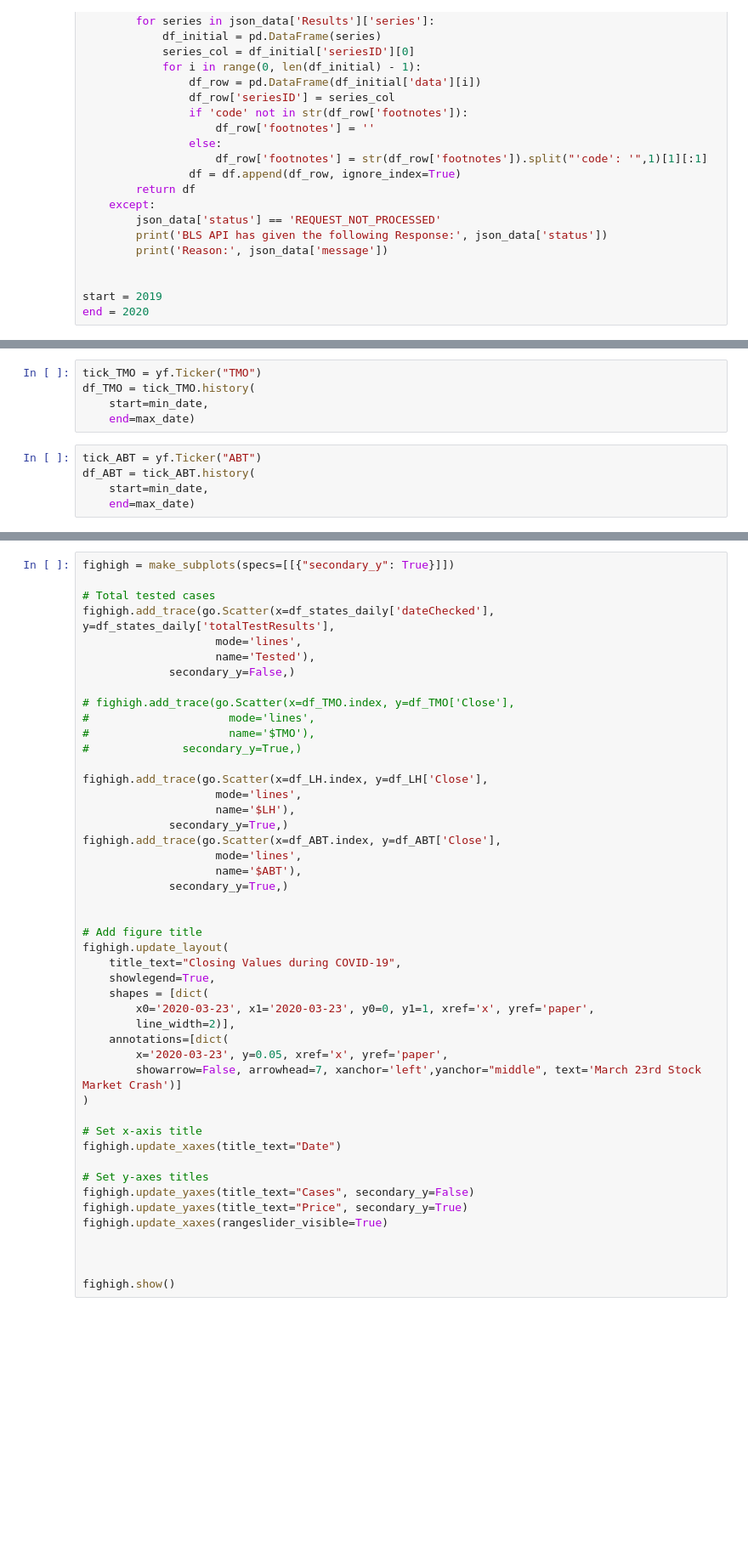
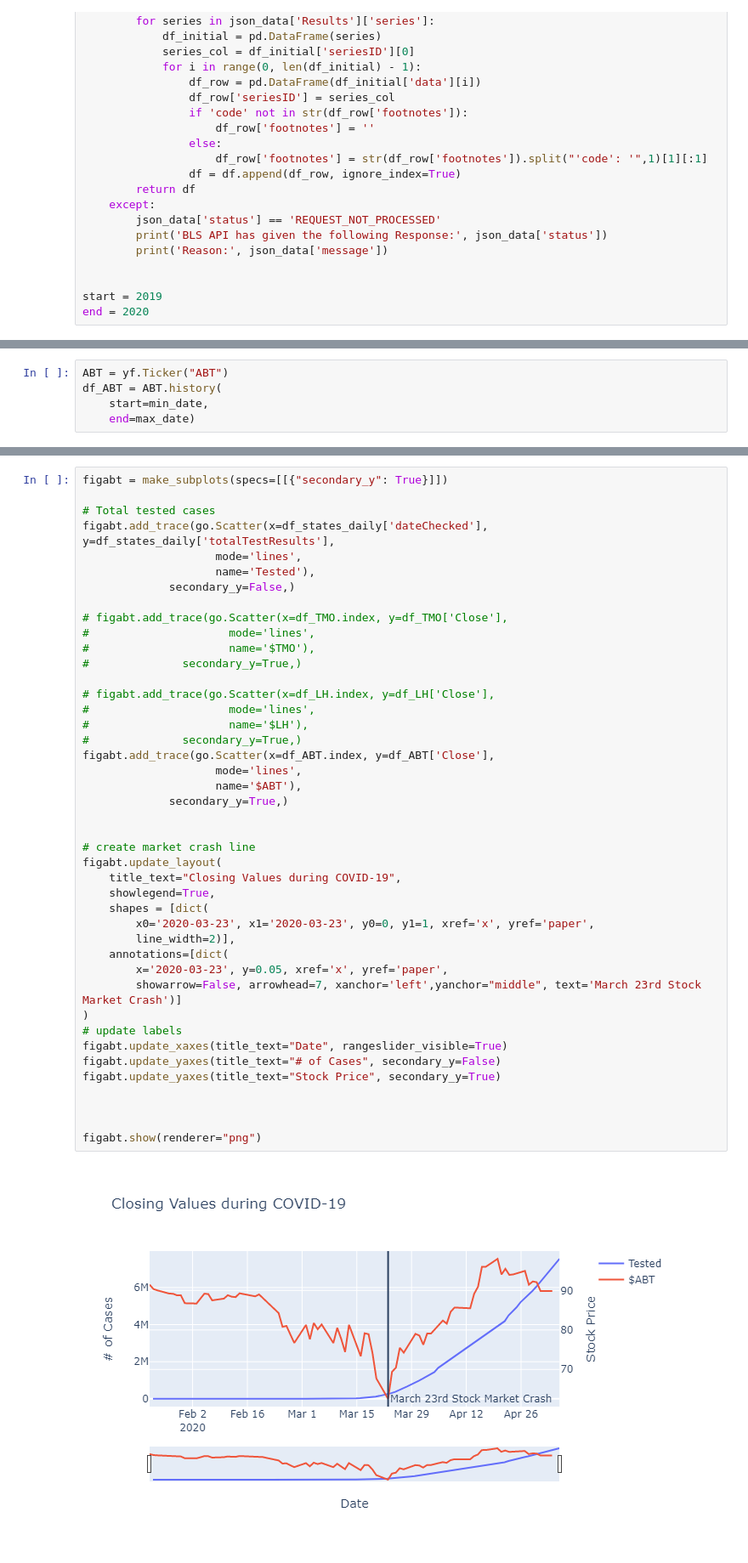
Before and after one commit to walshg3/DataScience, a Jupyter notebook: DSSA-5103-DATA-VISUALIZATION/Covid-19-Visualization.ipynb, the cells around one changed output, grey strips where cells are left out. Shown at 85% size. Cells and saved outputs as stored; diff of their text form; blank space fills up the shorter version.

```diff
--- a/DSSA-5103-DATA-VISUALIZATION/Covid-19-Visualization.ipynb
+++ b/DSSA-5103-DATA-VISUALIZATION/Covid-19-Visualization.ipynb
@@ -106,15 +105,10 @@ df_RHHBY = tick_RHHBY.history(
     start=min_date,
     end=max_date)
 # %%
-tick_TMO = yf.Ticker("TMO")
-df_TMO = tick_TMO.history(
+ABT = yf.Ticker("ABT")
+df_ABT = ABT.history(
     start=min_date,
     end=max_date)
-# %%
-tick_ABT = yf.Ticker("ABT")
-df_ABT = tick_ABT.history(
-    start=min_date,
-    end=max_date)
 # %%
 fig = make_subplots(specs=[[{"secondary_y": True}]])
 
@@ -172,47 +169,45 @@ fig.show()
 # %%
-fighigh = make_subplots(specs=[[{"secondary_y": True}]])
+figabt = make_subplots(specs=[[{"secondary_y": True}]])
 
 # Total tested cases
-fighigh.add_trace(go.Scatter(x=df_states_daily['dateChecked'], y=df_states_daily['totalTestResults'],
+figabt.add_trace(go.Scatter(x=df_states_daily['dateChecked'], y=df_states_daily['totalTestResults'],
                     mode='lines',
                     name='Tested'),
              secondary_y=False,)
 
-# fighigh.add_trace(go.Scatter(x=df_TMO.index, y=df_TMO['Close'],
+# figabt.add_trace(go.Scatter(x=df_TMO.index, y=df_TMO['Close'],
 #                     mode='lines',
 #                     name='$TMO'),
 #              secondary_y=True,)
 
-fighigh.add_trace(go.Scatter(x=df_LH.index, y=df_LH['Close'],
-                    mode='lines',
-                    name='$LH'),
-             secondary_y=True,)
-fighigh.add_trace(go.Scatter(x=df_ABT.index, y=df_ABT['Close'],
+# figabt.add_trace(go.Scatter(x=df_LH.index, y=df_LH['Close'],
+#                     mode='lines',
+#                     name='$LH'),
+#              secondary_y=True,)
+figabt.add_trace(go.Scatter(x=df_ABT.index, y=df_ABT['Close'],
                     mode='lines',
                     name='$ABT'),
              secondary_y=True,)
 
 
-# Add figure title
-fighigh.update_layout(
+# create market crash line
+figabt.update_layout(
     title_text="Closing Values during COVID-19",
     showlegend=True,
     shapes = [dict(
         x0='2020-03-23', x1='2020-03-23', y0=0, y1=1, xref='x', yref='paper',
         line_width=2)],
     annotations=[dict(
         x='2020-03-23', y=0.05, xref='x', yref='paper',
         showarrow=False, arrowhead=7, xanchor='left',yanchor="middle", text='March 23rd Stock Market Crash')]
 )
-
-# Set x-axis title
-fighigh.update_xaxes(title_text="Date")
-
-# Set y-axes titles
-fighigh.update_yaxes(title_text="Cases", secondary_y=False)
-fighigh.update_yaxes(title_text="Price", secondary_y=True)
-fighigh.update_xaxes(rangeslider_visible=True)
+# update labels
+figabt.update_xaxes(title_text="Date", rangeslider_visible=True)
+figabt.update_yaxes(title_text="# of Cases", secondary_y=False)
+figabt.update_yaxes(title_text="Stock Price", secondary_y=True)
 
 
 
-fighigh.show()
+figabt.show(renderer="png")
+# %% [output]
+[figure, added]
```
Also changed, not shown: parts of 13 cells of this notebook, 34 other files.
